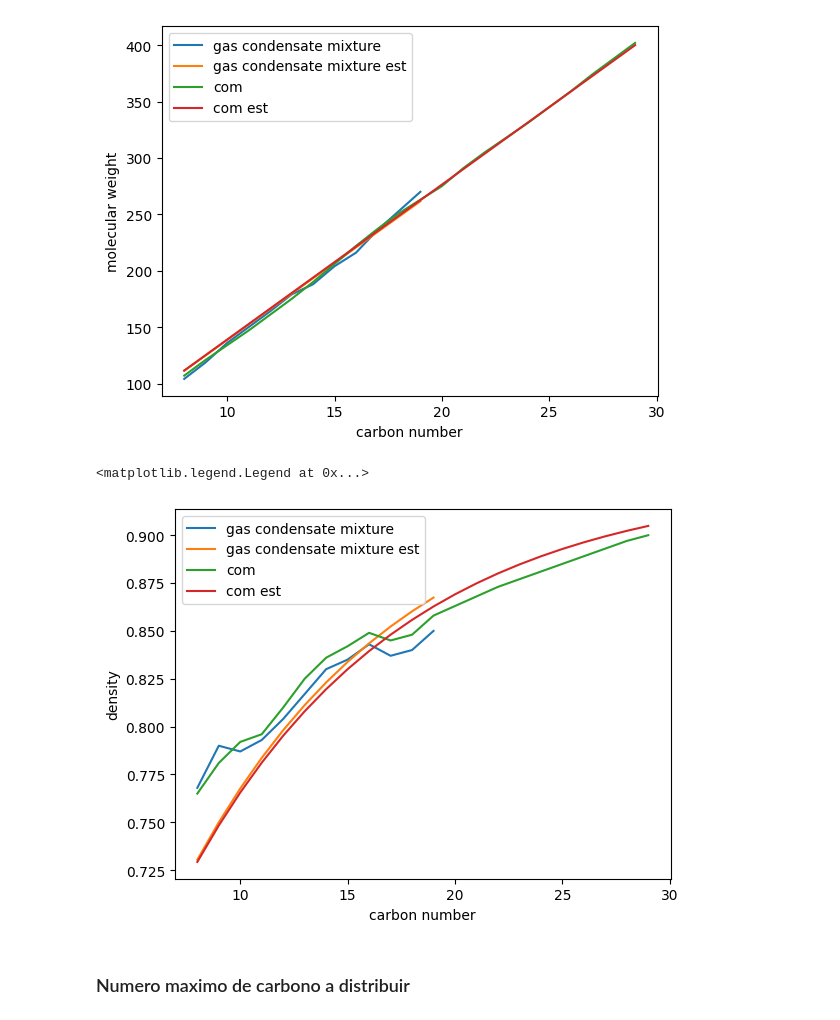
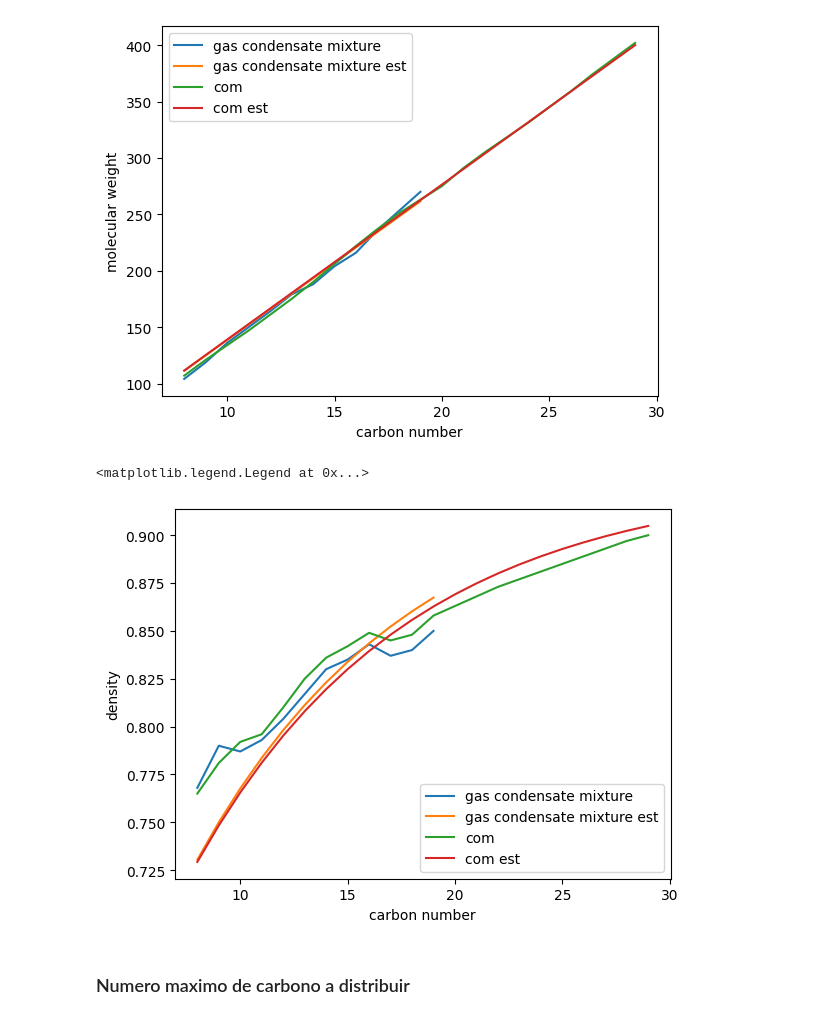
Before and after one commit to MarlenGabrich/Charapy, a Jupyter notebook: apply_charapy.ipynb, the cells around one changed output. Saved outputs shown, nothing was run; the diff lists cells and outputs as text; code cells hidden in the pictures.

```diff
--- a/apply_charapy.ipynb
+++ b/apply_charapy.ipynb
@@ -20,13 +21,12 @@ rho2 = df2['density'][1:-1]
 # %% [markdown]
 # Ajuste de constantes
 # %%
-from charapy import Foo_fit
-foo_fit = Foo_fit()
+foo_fit = char.Foo_fit()
 
 fit_parameters1 = {'A':foo_fit.fit_AB(cn1,z1)[0][0],
                    'B':foo_fit.fit_AB(cn1,z1)[0][1],
-                   'L':foo_fit.fit_LM(cn1,rho1)[1][0],
-                   'M':foo_fit.fit_LM(cn1,rho1)[1][1],
+                   'L':foo_fit.fit_LM(cn1,rho1)[0][0],
+                   'M':foo_fit.fit_LM(cn1,rho1)[0][1],
                    'Ac':foo_fit.fit_AcBc(cn1,z1)[0][0],
                    'Bc':foo_fit.fit_AcBc(cn1,z1)[0][1],
                    'Ad':foo_fit.fit_Ad(cn1,rho1)[0][0],
@@ -34,8 +34,8 @@ fit_parameters1 = {'A':foo_fit.fit_AB(cn1,z1)[0][0],
 
 fit_parameters2 = {'A':foo_fit.fit_AB(cn2,z2)[0][0],
                    'B':foo_fit.fit_AB(cn2,z2)[0][1],
-                   'L':foo_fit.fit_LM(cn2,rho2)[1][0],
-                   'M':foo_fit.fit_LM(cn2,rho2)[1][1],
+                   'L':foo_fit.fit_LM(cn2,rho2)[0][0],
+                   'M':foo_fit.fit_LM(cn2,rho2)[0][1],
                    'Ac':foo_fit.fit_AcBc(cn2,z2)[0][0],
                    'Bc':foo_fit.fit_AcBc(cn2,z2)[0][1],
                    'Ad':foo_fit.fit_Ad(cn2,rho2)[0][0],
@@ -128,3 +124,5 @@ dcis = Distribution_cismondi()
+# %%
+dcis = char.Distribution_cismondi()
 # %%
 AC1 = fit_parameters1['Ac']
 AC2 = fit_parameters2['Ac']
@@ -175,16 +173,16 @@ rho2_est_cis = dcis.c_density(cn2,Ad2)
 # %%
 pl.plot(cn1,rho1,label='gas condensate mixture')
 pl.plot(cn1,rho1_est_cis,label='gas condensate mixture est')
 
 pl.plot(cn2,rho2,label='com')
 pl.plot(cn2,rho2_est_cis,label='com est')
 
 pl.xlabel('carbon number')
 pl.ylabel('density')
-pl.legend(loc='upper left')
+pl.legend(loc='lower right')
 # %% [output]
 <matplotlib.legend.Legend at 0x...>
-[figure, old version]
+[figure, new version]
 # %% [markdown]
 ### Numero maximo de carbono a distribuir
 # %%
```
Also changed, not shown: parts of 8 cells of this notebook.
